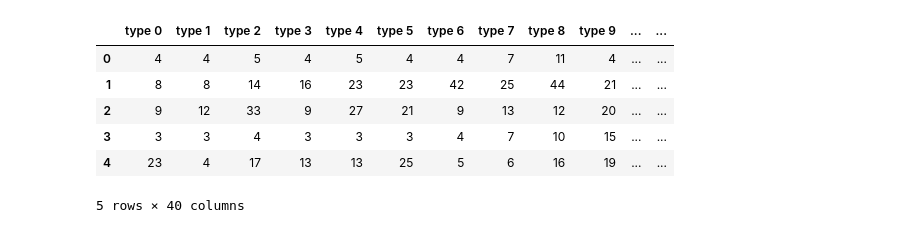
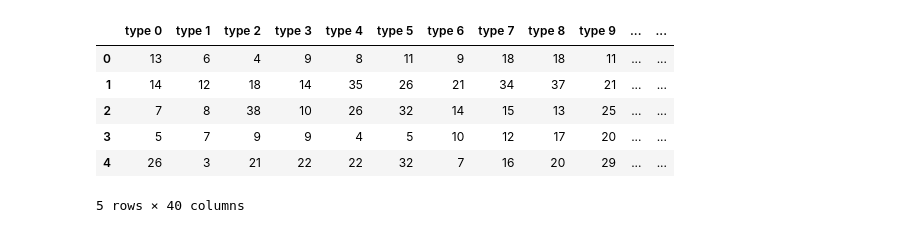
Before and after one commit to Jalbin1307/LSTM_model_pm10, a Jupyter notebook: 3_1_LSTM_model_t39.ipynb, the cells around one changed output. Drawn from its saved outputs; the diff is of its cells as text; code cells hidden in the pictures.

```diff
--- a/3_1_LSTM_model_t39.ipynb
+++ b/3_1_LSTM_model_t39.ipynb
@@ -7,13 +7,13 @@ import csv
 from ast import literal_eval
 import pandas as pd
 # %%
-data = pd.read_csv("dt_h.csv", sep=",")
+data = pd.read_csv("n_Data.csv", sep=",")
 data.head(5)
 # %% [output]
 |  | type 0 | type 1 | type 2 | type 3 | type 4 | type 5 | type 6 | type 7 | type 8 | type 9 | ... | ... |
-| 0 | 4 | 4 | 5 | 4 | 5 | 4 | 4 | 7 | 11 | 4 | ... | ... |
-| 1 | 8 | 8 | 14 | 16 | 23 | 23 | 42 | 25 | 44 | 21 | ... | ... |
-| 2 | 9 | 12 | 33 | 9 | 27 | 21 | 9 | 13 | 12 | 20 | ... | ... |
-| 3 | 3 | 3 | 4 | 3 | 3 | 3 | 4 | 7 | 10 | 15 | ... | ... |
-| 4 | 23 | 4 | 17 | 13 | 13 | 25 | 5 | 6 | 16 | 19 | ... | ... |
+| 0 | 13 | 6 | 4 | 9 | 8 | 11 | 9 | 18 | 18 | 11 | ... | ... |
+| 1 | 14 | 12 | 18 | 14 | 35 | 26 | 21 | 34 | 37 | 21 | ... | ... |
+| 2 | 7 | 8 | 38 | 10 | 26 | 32 | 14 | 15 | 13 | 25 | ... | ... |
+| 3 | 5 | 7 | 9 | 9 | 4 | 5 | 10 | 12 | 17 | 20 | ... | ... |
+| 4 | 26 | 3 | 21 | 22 | 22 | 32 | 7 | 16 | 20 | 29 | ... | ... |
 5 rows × 40 columns
```
Also changed, not shown: parts of 32 cells of this notebook.
